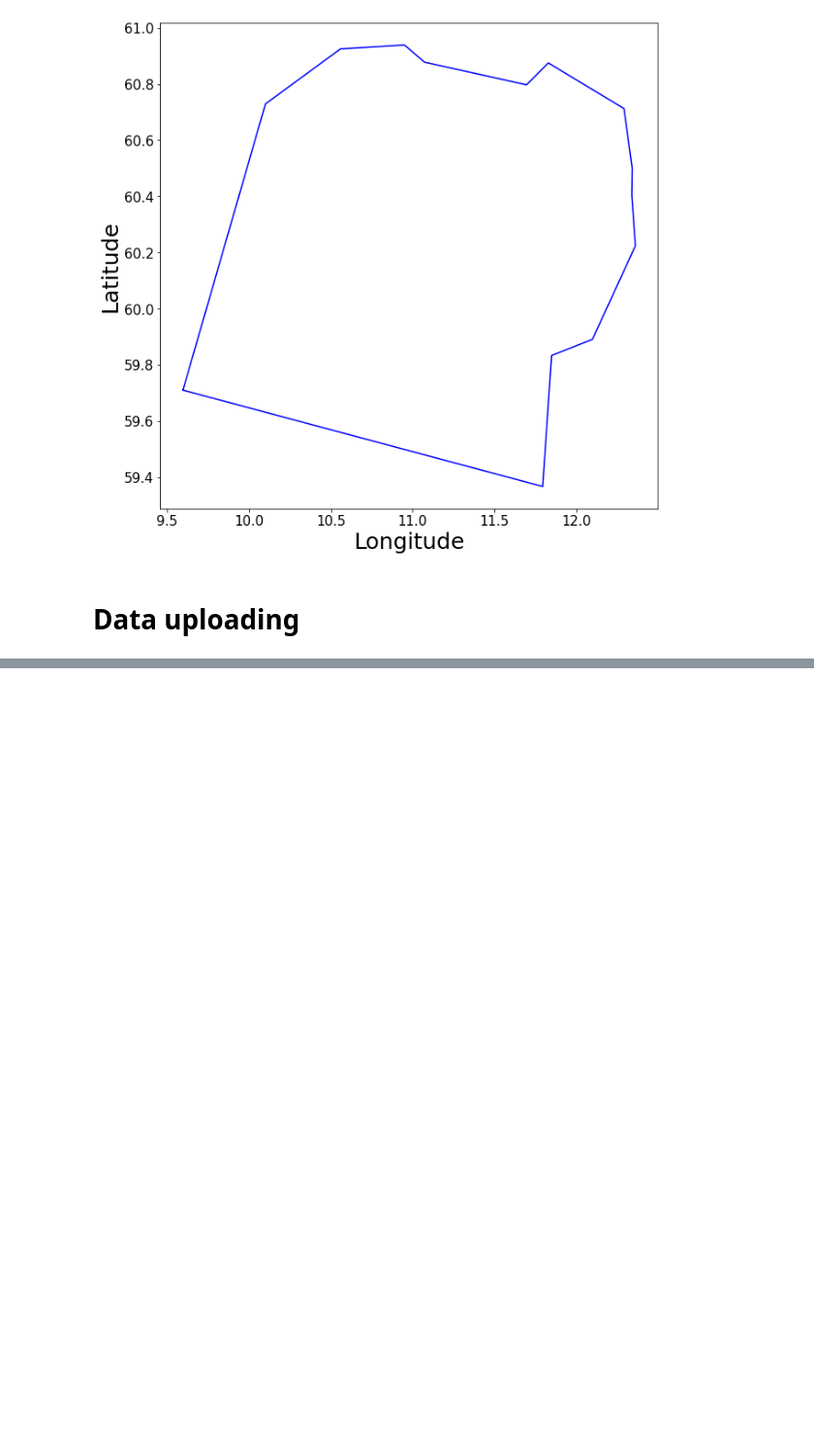
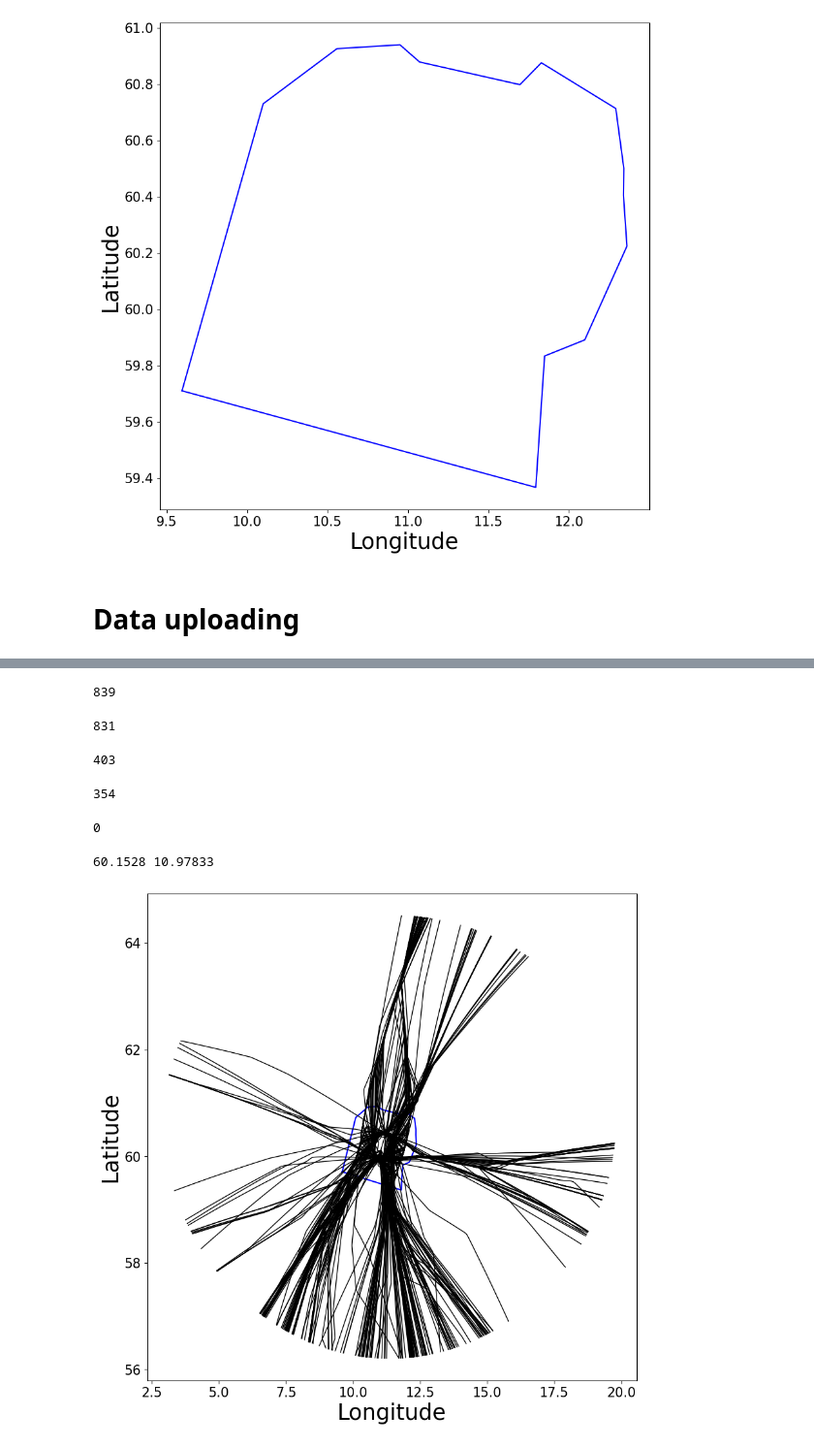
Before and after one commit to anlemett/Opensky, a Jupyter notebook: Jupyter/ENGM_TMA.ipynb, the cells around one changed output, grey strips where cells are left out. Shown at 97% size. Cells and saved outputs as stored; diff of their text form; code cells hidden in the pictures; blank space fills up the shorter version.

```diff
--- a/Jupyter/ENGM_TMA.ipynb
+++ b/Jupyter/ENGM_TMA.ipynb
@@ -117,0 +117,45 @@ plt.plot(x, y, color="red", marker='o', markersize=12)
+# %%
+filename = "../Data/ENGM/2019/osn_ENGM_states_250NM_2019_extracted/osn_arrival_ENGM_states_250NM_extracted_2019_10_week5.csv"
+states_extracted_df = pd.read_csv(filename, sep=' ',
+    names = ['flightId', 'sequence', 'timestamp', 'lat', 'lon', 'rawAltitude', 'altitude', 'velocity', 'beginDate', 'endDate'])
+states_extracted_df.set_index(['flightId', 'sequence'], inplace = True)
+print(len(states_extracted_df.groupby(level='flightId')))
+# %% [output]
+839
+# %%
+filename = "../Data/ENGM/2019/osn_ENGM_states_250NM_2019_filtered_by_callsign/osn_arrival_ENGM_states_250NM_filtered_2019_10_week5.csv"
+states_filtered_by_callsign_df = pd.read_csv(filename, sep=' ',
+    names = ['flightId', 'sequence', 'timestamp', 'lat', 'lon', 'rawAltitude', 'altitude', 'velocity', 'beginDate', 'endDate'])
+states_filtered_by_callsign_df.set_index(['flightId', 'sequence'], inplace = True)
+print(len(states_filtered_by_callsign_df.groupby(level='flightId')))
+# %% [output]
+831
+# %%
+filename = "../Data/ENGM/2019/osn_ENGM_states_250NM_2019_smoothed/osn_arrival_ENGM_states_250NM_smoothed_2019_10_week5.csv"
+states_smoothed_df = pd.read_csv(filename, sep=' ',
+    names = ['flightId', 'sequence', 'timestamp', 'lat', 'lon', 'rawAltitude', 'altitude', 'velocity', 'beginDate', 'endDate'])
+states_smoothed_df.set_index(['flightId', 'sequence'], inplace = True)
+print(len(states_smoothed_df.groupby(level='flightId')))
+# %% [output]
+403
+# %%
+filename = "../Data/ENGM/2019/osn_ENGM_states_250NM_2019_filtered_by_altitude/osn_arrival_ENGM_states_250NM_2019_10_week5.csv"
+states_filtered_by_altitude_df = pd.read_csv(filename, sep=' ',
+    names = ['flightId', 'sequence', 'timestamp', 'lat', 'lon', 'rawAltitude', 'altitude', 'velocity', 'beginDate', 'endDate'])
+states_filtered_by_altitude_df.set_index(['flightId', 'sequence'], inplace = True)
+print(len(states_filtered_by_altitude_df.groupby(level='flightId')))
+# %% [output]
+354
+# %%
+filename = "../Data/ENGM/2019/osn_ENGM_states_250NM_2019/osn_arrival_ENGM_states_250NM_2019_10_week5.csv"
+states_df = pd.read_csv(filename, sep=' ',
+    names = ['flightId', 'sequence', 'timestamp', 'lat', 'lon', 'rawAltitude', 'altitude', 'velocity', 'beginDate', 'endDate'])
+states_df.set_index(['flightId', 'sequence'], inplace = True)
+print(len(states_df.groupby(level='flightId')))
+# %% [output]
+0
+# %%
+plot_horizontal_profile(states_extracted_df, "")
+# %% [output]
+60.1528 10.97833
+[figure, added]
```
Also changed, not shown: parts of 5 cells of this notebook, 6 other files.
